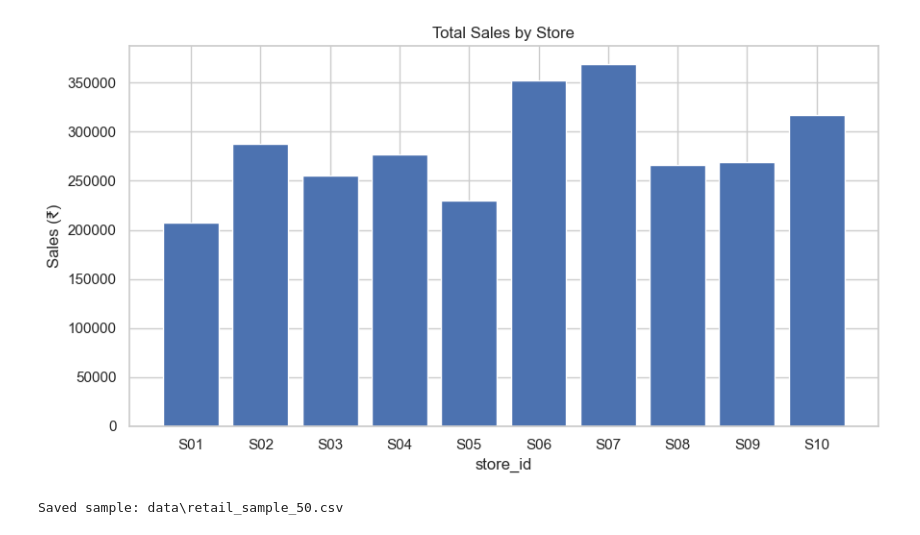
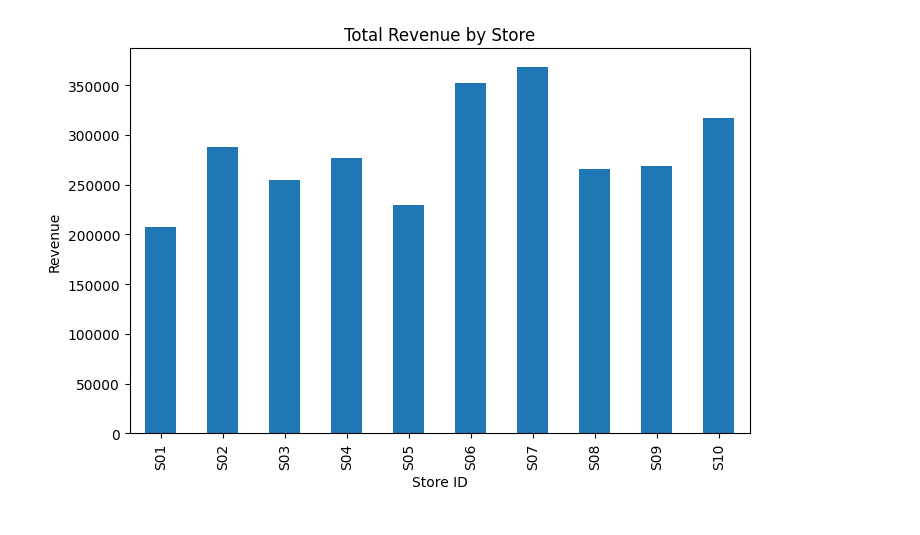
Before and after one commit to sleepyheadjai/retail-analysis-dashboard, a Jupyter notebook: notebooks/retail_analysis.ipynb, the cells around one changed output. Saved outputs shown, nothing was run; the diff lists cells and outputs as text; code cells hidden in the pictures.

```diff
--- a/notebooks/retail_analysis.ipynb
+++ b/notebooks/retail_analysis.ipynb
@@ -357,0 +15,6 @@ display(prod_sales.head(8))
+# %%
+# Load dataset from project data folder
+df = pd.read_csv("../data/retail_dataset.csv")
+
+print("Dataset loaded successfully")
+print("Shape:", df.shape)
@@ -357,0 +55,6 @@ display(prod_sales.head(8))
+# %%
+# Convert date column to datetime
+df["date"] = pd.to_datetime(df["date"])
+
+# Check for missing values
+df.isna().sum()
@@ -358,21 +101,11 @@ display(prod_sales.head(8))
 # %%
-# 5) visual: sales by store
-import matplotlib.pyplot as plt
+store_revenue = df.groupby("store_id")["total_value"].sum()
 
-store_sales = df.groupby("store_id", as_index=False)["total_value"].sum().sort_values("store_id")
-plt.figure(figsize=(9,5))
-plt.bar(store_sales["store_id"], store_sales["total_value"])
-plt.xlabel("store_id")
-plt.ylabel("Sales (₹)")
-plt.title("Total Sales by Store")
-plt.tight_layout()
+plt.figure(figsize=(8,5))
+store_revenue.plot(kind="bar")
+plt.title("Total Revenue by Store")
+plt.xlabel("Store ID")
+plt.ylabel("Revenue")
 plt.show()
 # %% [output]
-[figure, old version]
+[figure, new version]
-# %%
-# 6) write a small sample if you want to export
-sample_path = Path("data") / "retail_sample_50.csv"
-df.sample(50, random_state=42).to_csv(sample_path, index=False)
-print("Saved sample:", sample_path)
-# %% [output]
-Saved sample: data\retail_sample_50.csv
```
Also changed, not shown: parts of 31 cells of this notebook.
